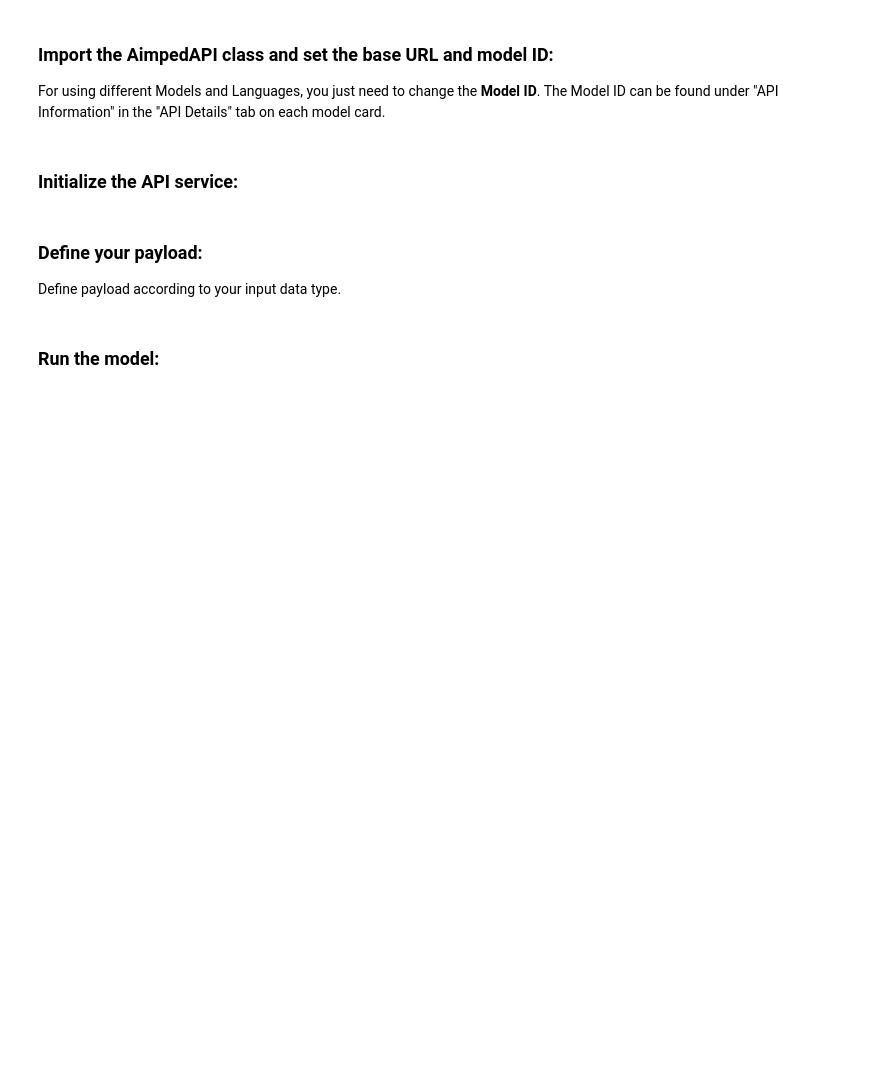
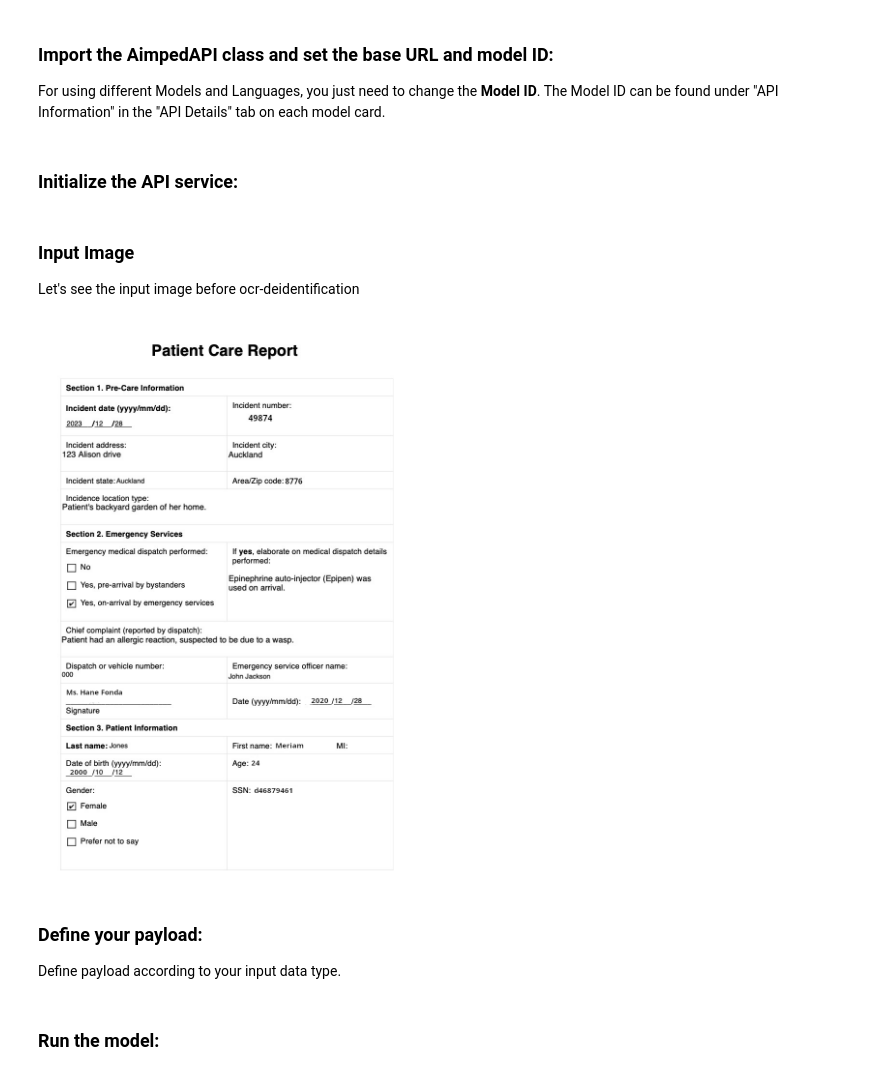
Before and after one commit to ai-amplified/aimped, a Jupyter notebook: models/tutorials/OCR-Deidentification.ipynb, the cells around one changed output. Drawn from its saved outputs; the diff is of its cells as text; code cells hidden in the pictures; blank space fills up the shorter version.

```diff
--- a/models/tutorials/OCR-Deidentification.ipynb
+++ b/models/tutorials/OCR-Deidentification.ipynb
@@ -51,6 +51,20 @@ model_id = "134" # the Model ID can be found under "API Information" in the "API
 ### Initialize the API service:
 # %%
 api_service = AimpedAPI(user_key, user_secret, {"base_url": BASE_URL})
+# %% [markdown]
+### Input Image
+Let's see the input image before ocr-deidentification
+# %%
+from PIL import Image
+from IPython.display import display
+
+# Open an input image file
+image = Image.open('images/input_ocr_deid.jpg')  # Replace with the path to your image file
+
+# Display the input image
+display(image)
+# %% [output]
+[figure, added]
 # %% [markdown]
 ### Define your payload:
 Define payload according to your input data type.
```
Also changed, not shown: parts of 3 cells of this notebook, 2 other files.
